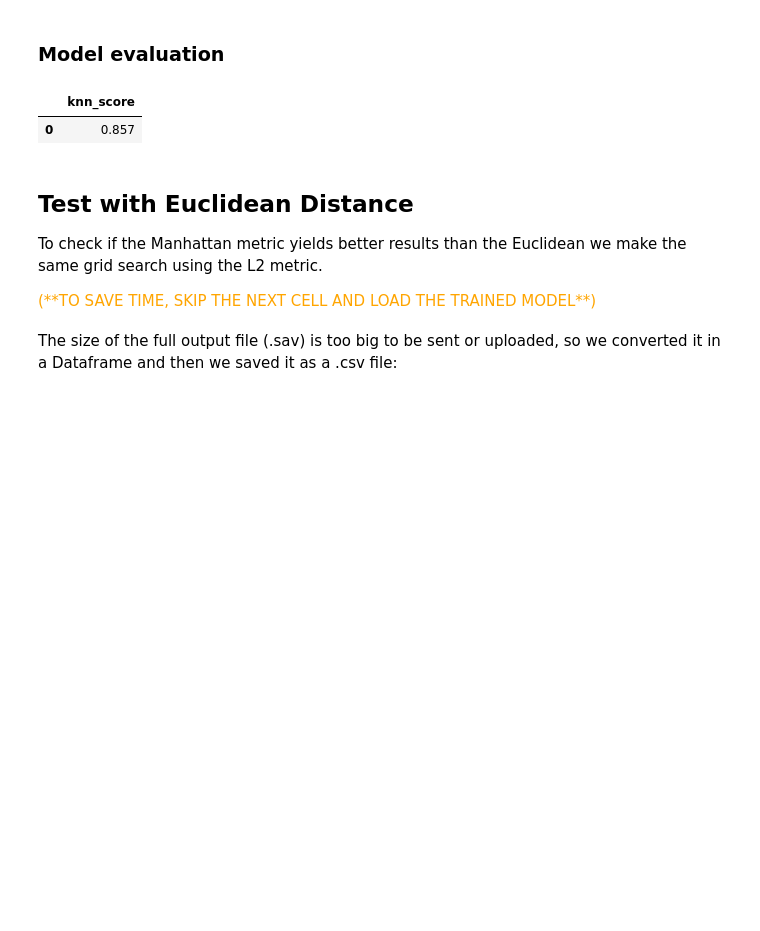
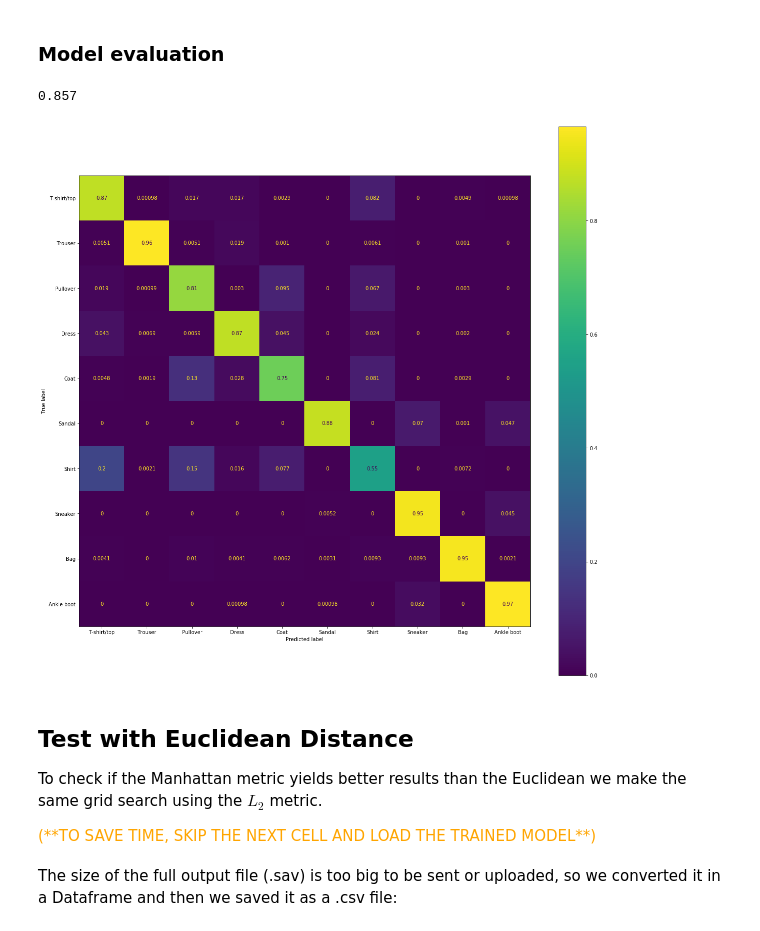
Before and after one commit to rmazzier/MLProjectDS-2020, a Jupyter notebook: All models.ipynb, the cells around one changed output. Drawn from its saved outputs; the diff is of its cells as text; code cells hidden in the pictures; blank space fills up the shorter version.

```diff
--- a/All models.ipynb
+++ b/All models.ipynb
@@ -287,16 +287,39 @@ KNeighborsClassifier(algorithm='auto', leaf_size=30, metric='minkowski',
                      weights='uniform')
 # %% [markdown]
 ### Model evaluation
-# %%
-# to load the model from disk
-knn_5_score = pd.read_csv('data/5nn_score.csv')
-knn_5_score
-# %% [output]
-|  | knn_score |
-| 0 | 0.857 |
+# %%
+# to load the score in the validation set from disk
+#knn_5_score = pd.read_csv('data/5nn_score.csv')
+#knn_5_score
+
+# Use this function to evaluate your model
+y_pred=knn_5.predict(x_valid_scaled)
+def accuracy(y_pred, y_true):
+    '''
+    input y_pred: ndarray of shape (N,)
+    input y_true: ndarray of shape (N,)
+    '''
+    return (1.0 * (y_pred == y_true)).mean()
+
+# Report the accuracy in the train and validation sets.
+valid_set_accuracy=accuracy(y_pred,y_valid)
+valid_set_accuracy
+# %% [output]
+0.857
+# %%
+# confusion matrix
+fig, ax = plt.subplots(figsize=(20, 20))
+disp = metrics.plot_confusion_matrix(knn_5, x_valid_scaled, y_valid,
+                                     normalize='true',#row sums to 1 => Recall=TP/(TP+FN)
+                                             #='pred',#column sums to 1 => Precision=TP/(TP+FP)
+                                     include_values=True,
+                                     display_labels=y_labels,
+                                     ax=ax)
+# %% [output]
+[figure, added]
 # %% [markdown]
 ## Test with Euclidean Distance
-To check if the Manhattan metric yields better results than the Euclidean we make the same grid search using the L2 metric.
+To check if the Manhattan metric yields better results than the Euclidean we make the same grid search using the $L_2$ metric.
 
 <font color='orange'>
 (**TO SAVE TIME, SKIP THE NEXT CELL AND LOAD THE TRAINED MODEL**)
```
Also changed, not shown: parts of 5 cells of this notebook.
